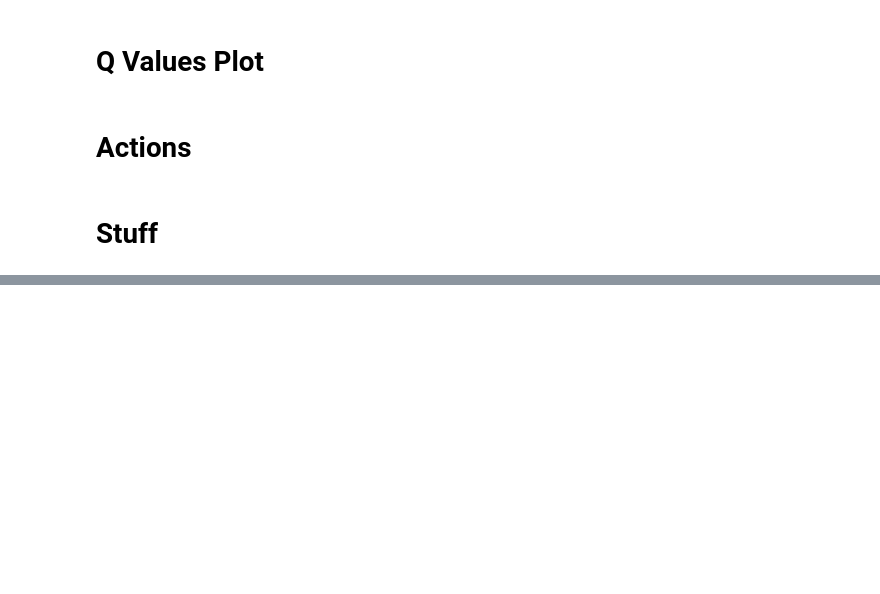
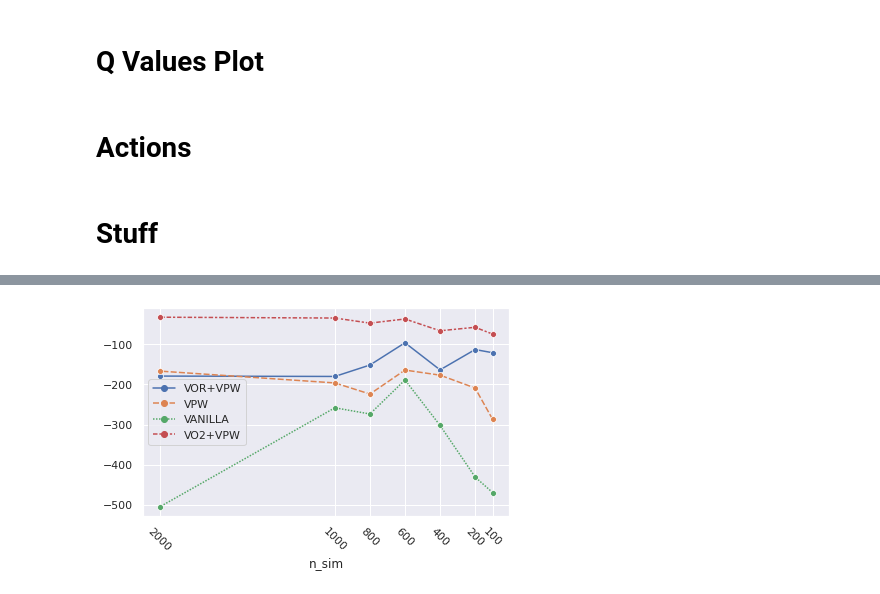
Before and after one commit to Isla-lab/MCTS_VO, a Jupyter notebook: RobotArena Experimets.ipynb, the cells around one changed output, grey strips where cells are left out. Drawn from its saved outputs; the diff is of its cells as text; code cells hidden in the pictures; blank space fills up the shorter version.

```diff
--- a/RobotArena Experimets.ipynb
+++ b/RobotArena Experimets.ipynb
@@ -347,0 +350,17 @@ plt.savefig('debug/Angles.svg', dpi=300)
+# %%
+import pandas as pd
+import matplotlib.pyplot as plt
+import seaborn as sns
+sns.set_theme()
+# %%
+data_reward = {
+    "n_sim": [2000, 1000, 800, 600, 400, 200, 100],
+    "VOR+VPW": [-179.29, -180.21, -151.79, -96.37, -163.85, -113.25, -121.17],
+    "VPW": [-166.86, -196.34, -224.0, -164.32, -177.0, -209.08, -287.01],
+    "VANILLA": [-504.99, -258.21, -273.62, -188.92, -302.07, -430.41, -469.22],
+    "VO2+VPW": [-32.77, -34.84, -47.48, -37.18, -66.53, -57.88, -74.79]
+}
+# %%
+reward_df = pd.DataFrame(data_reward)
+# %%
+reward_df.set_index("n_sim", inplace=True)
@@ -347,0 +379,13 @@ plt.savefig('debug/Angles.svg', dpi=300)
+# %%
+fig = plt.Figure((12, 6))
+plot = sns.lineplot(
+    data=reward_df, markers=["o"]*(len(reward_df.columns))
+)
+plot.invert_xaxis()
+plot.set_xticks(reward_df.index.values)
+plt.xticks(rotation=-45)
+plt.tight_layout()
+plt.savefig('reward_chance.png', dpi=500)
+plt.savefig('reward_chance.svg', dpi=500)
+# %% [output]
+[figure, added]
```
Also changed, not shown: parts of 4 cells of this notebook, 2 other files.
